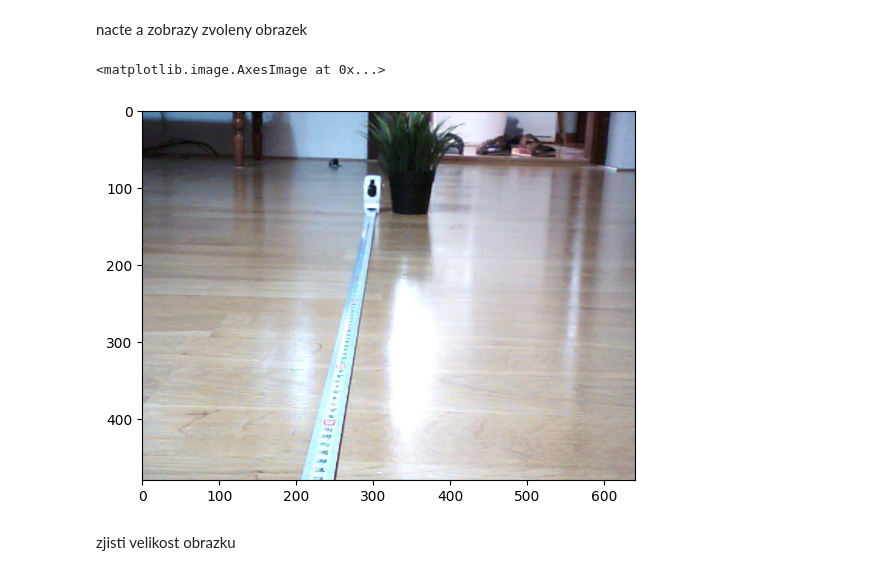
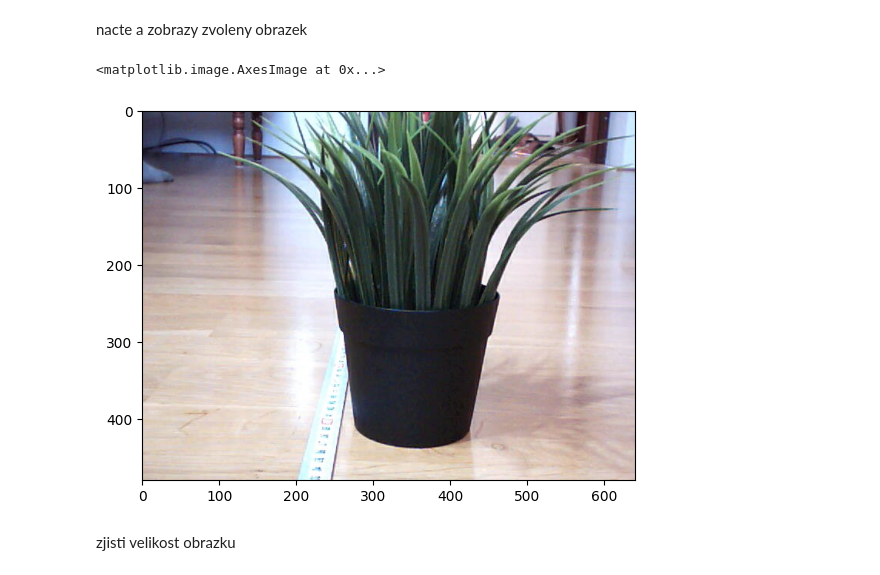
Before and after one commit to JakubSlof/Teddy-bear-detection, a Jupyter notebook: model_test.ipynb, the cells around one changed output. Cells and saved outputs as stored; diff of their text form; code cells hidden in the pictures.

```diff
--- a/model_test.ipynb
+++ b/model_test.ipynb
@@ -29,13 +30,11 @@ print(object_id)
 # %% [markdown]
 nacte a zobrazy zvoleny obrazek
 # %%
-img = cv2.imread('2.jpg')
-#cv2.imshow('picture',img)
-#cv2.waitKey(2)
-plt.imshow(cv2.cvtColor(img, cv2.COLOR_BGR2RGB))
+img = cv2.imread('40.jpg')#loads the picture into variable
+plt.imshow(cv2.cvtColor(img, cv2.COLOR_BGR2RGB))#show the picture in rgb because cv2 use BGR color model
 # %% [output]
 <matplotlib.image.AxesImage at 0x...>
-[figure, old version]
+[figure, new version]
 # %% [markdown]
 zjisti velikost obrazku
 # %%
```
Also changed, not shown: parts of 9 cells of this notebook, 2 other files.
